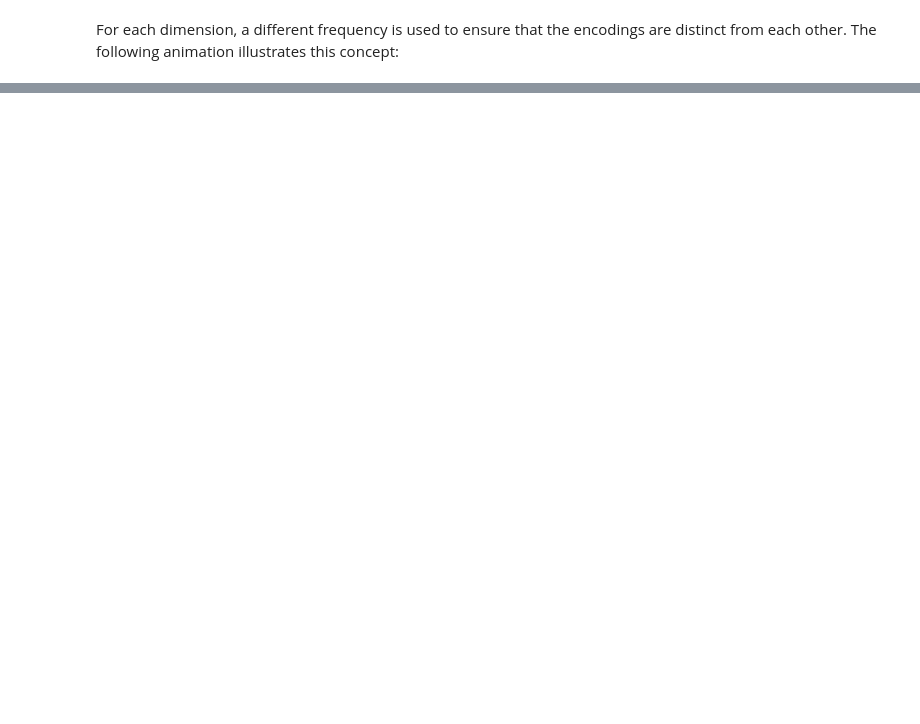
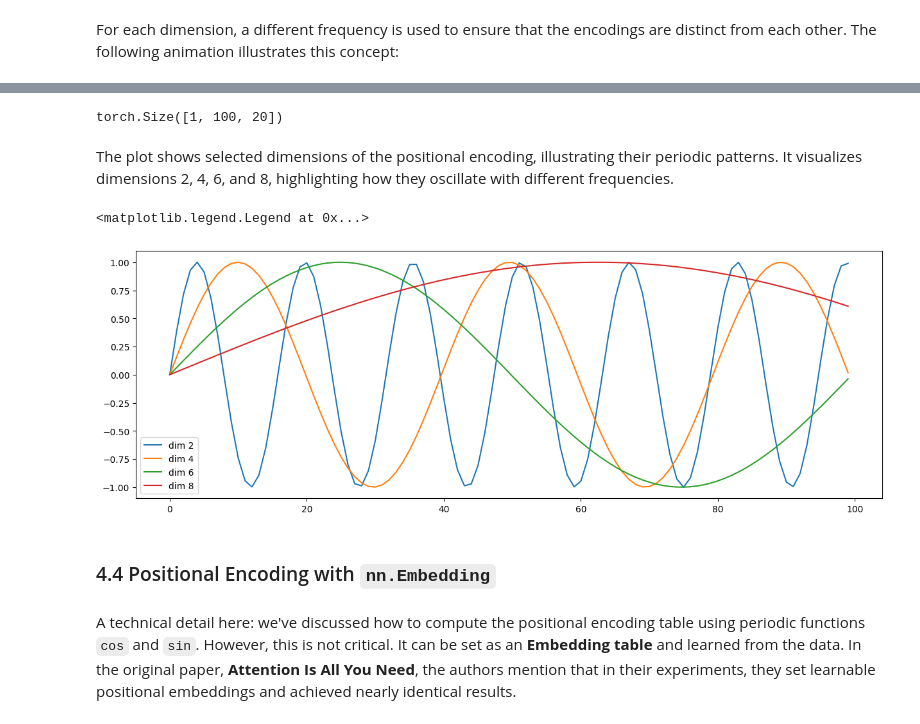
Before and after one commit to JamorMoussa/docs, a Jupyter notebook: docs/llms/attention-is-all-you-need.ipynb, the cells around one changed output, grey strips where cells are left out. Drawn from its saved outputs; the diff is of its cells as text; code cells hidden in the pictures; blank space fills up the shorter version.

Commit message:
complete the section of positional encoding

```diff
--- a/docs/llms/attention-is-all-you-need.ipynb
+++ b/docs/llms/attention-is-all-you-need.ipynb
@@ -554,0 +698,26 @@ For each dimension, a different frequency is used to ensure that the encodings a
+# %%
+class PositionalEncoding(nn.Module):
+
+
+    def __init__(self, block_size: int = 20, d_model: int = 1):
+        super(PositionalEncoding, self).__init__()
+
+        self.block_size: int = block_size
+        self.d_model: int = d_model
+
+        pe = torch.zeros(self.block_size, self.d_model)
+
+        pos = torch.arange(0, self.block_size).unsqueeze(1)
+
+        freq = torch.exp(
+            - torch.arange(0, self.d_model, 2) * torch.log(torch.Tensor([10000])) / self.d_model
+        )
+
+        pe[:, 0::2] = torch.sin(pos * freq) # for Even positions
+        pe[:, 1::2] = torch.cos(pos * freq) # for Odd positions
+
+        self.register_buffer('pe', pe)
+
+    def forward(self, input: torch.Tensor) -> torch.Tensor:
+
+        return input + self.pe[:, :input.size(1)]
@@ -554,0 +726,5 @@ For each dimension, a different frequency is used to ensure that the encodings a
+# %%
+pos_encoding = PositionalEncoding(
+                block_size = 100,
+                d_model= 20
+            )
@@ -554,0 +737,5 @@ For each dimension, a different frequency is used to ensure that the encodings a
+# %%
+input = torch.zeros(1, 100, 20)
+# %%
+out = pos_encoding(input)
+out
@@ -554,0 +756,17 @@ For each dimension, a different frequency is used to ensure that the encodings a
+# %%
+out.shape
+# %% [output]
+torch.Size([1, 100, 20])
+# %% [markdown]
+The plot shows selected dimensions of the positional encoding, illustrating their periodic patterns. It visualizes dimensions 2, 4, 6, and 8, highlighting how they oscillate with different frequencies.
+# %%
+plt.figure(figsize=(15, 5))
+plt.plot(np.arange(100), out[0, :, 2:10:2].data.numpy())
+plt.legend(["dim %d"%p for p in range(2, 10, 2)])
+# %% [output]
+<matplotlib.legend.Legend at 0x...>
+[figure, added]
+# %% [markdown]
+### 4.4 Positional Encoding with `nn.Embedding`
+# %% [markdown]
+A technical detail here: we've discussed how to compute the positional encoding table using periodic functions `cos` and `sin`. However, this is not critical. It can be set as an **Embedding table** and learned from the data. In the original paper, **Attention Is All You Need**, the authors mention that in their experiments, they set learnable positional embeddings and achieved nearly identical results.
```
Also changed, not shown: parts of 40 cells of this notebook.
